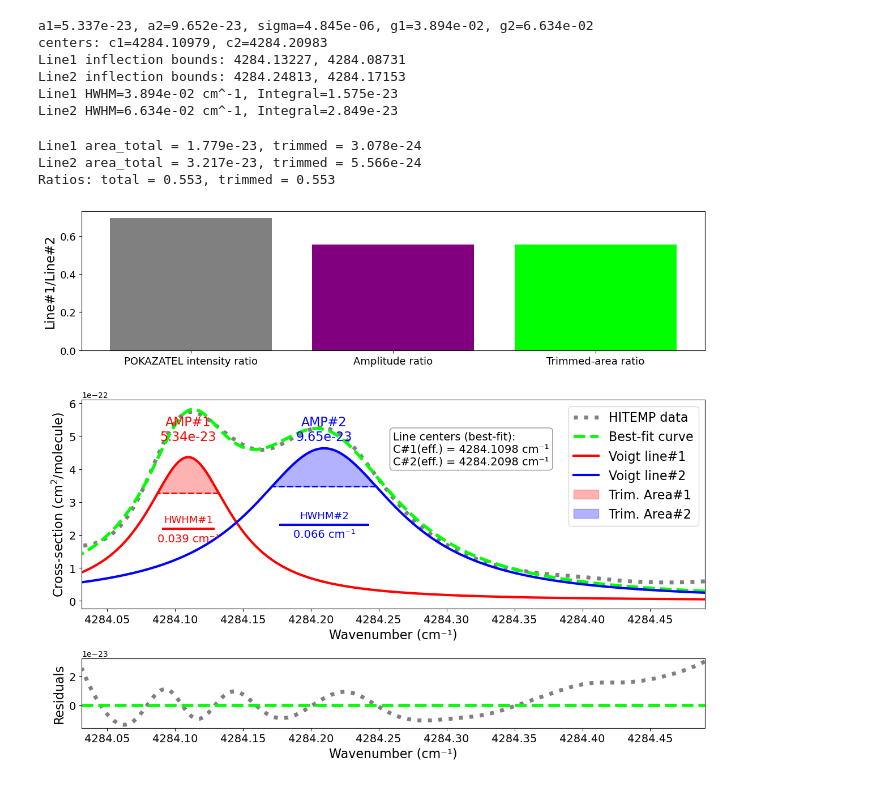
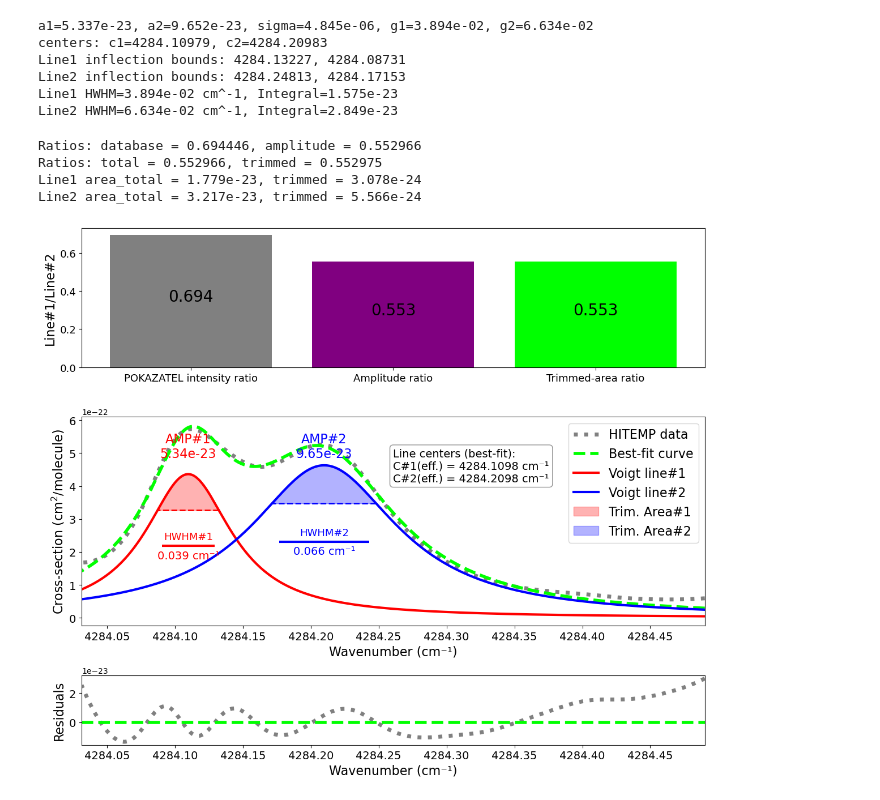
Before and after one commit to vn-hub/WaMoS, a Jupyter notebook: Fitting2Voigt.ipynb, the cells around one changed output. Cells and saved outputs as stored; diff of their text form; code cells hidden in the pictures.

```diff
--- a/Fitting2Voigt.ipynb
+++ b/Fitting2Voigt.ipynb
@@ -10,7 +10,7 @@ from scipy.special import wofz
 from scipy.integrate import trapezoid
 
 # --- Load data ---
-file_path = r'../PyExoCross/data/xsecs/files/H2O/HITRAN/H2O__T2100__wl2333-2335nm__uncNone__thres1e-45__HITRAN__Ab__BinSize3.0303030303030302e-05nm__SciPyVoigt.xsec'
+file_path = r'./feat/PyExoCross/data/xsecs/files/H2O/HITRAN/H2O__T2100__wl2333-2335nm__uncNone__thres1e-45__HITRAN__Ab__BinSize3.0303030303030302e-05nm__SciPyVoigt.xsec'
 data = np.loadtxt(file_path)
 x_nm = data[:,0]; y = data[:,1]
 mask = (x_nm >= 2334.0) & (x_nm <= 2334.25)
@@ -20,8 +20,16 @@ def nm_to_wn(nm): return 1e7/nm
 x_wn = nm_to_wn(x_nm)
 
 # --- Two superlines (center [cm^-1], starting amplitude) ---
+###2100K###
 line1 = [4.28410552e3, 4.42230484e-23]
 line2 = [4.28420406e3, 6.36810713e-23]
+###1800K###
+#line1=[4.28410552E+03, 2.32463507E-23]
+#line2=[4.28420406E+03, 6.55778390E-23]
+###1500K###
+#line1=[4.28410552E+03, 8.29765073E-24]
+#line2=[4.28420406E+03, 6.00303155E-23]
+
 c1_fixed, c2_fixed = line1[0], line2[0]
 a1_guess, a2_guess = line1[1], line2[1]
 
@@ -148,16 +156,21 @@ area1_total, area1_trim, xi1, yi1, base1 = area_inflection_total_and_trimmed(c1_
 area2_total, area2_trim, xi2, yi2, base2 = area_inflection_total_and_trimmed(c2_fit, a2, sigma, g2, xL2, xR2)
 
 # Bezpečné poměry
+ratio_db = a1_guess / a2_guess if a2_guess > 0 else float('nan')
+ratio_amp = a1 / a2 if a2 > 0 else float('nan')
+ratio_trim = area1_trim / area2_trim if area2_trim > 0 else float('nan')
 ratio_total = area1_total / area2_total if area2_total > 0 else float('nan')
-ratio_trim = area1_trim / area2_trim if area2_trim > 0 else float('nan')
+
+print(f"Ratios: database = {ratio_db:.6f}, amplitude = {ratio_amp:.6f}")
+print(f"Ratios: total = {ratio_total:.6f}, trimmed = {ratio_trim:.6f}")
 
 print(f"Line1 area_total = {area1_total:.3e}, trimmed = {area1_trim:.3e}")
 print(f"Line2 area_total = {area2_total:.3e}, trimmed = {area2_trim:.3e}")
-print(f"Ratios: total = {ratio_total:.3f}, trimmed = {ratio_trim:.3f}")
 # %% [output]
+Ratios: database = 0.694446, amplitude = 0.552966
+Ratios: total = 0.552966, trimmed = 0.552975
 Line1 area_total = 1.779e-23, trimmed = 3.078e-24
 Line2 area_total = 3.217e-23, trimmed = 5.566e-24
-Ratios: total = 0.553, trimmed = 0.553
 # %%
 # ============================================
 # Part 3b: Visualization of trimmed areas
@@ -174,6 +187,10 @@ vals = [a1_guess/a2_guess, a1/a2, area1_trim/area2_trim]
 ax3.bar(cats, vals, color=['gray', 'purple', 'lime'])
 ax3.set_ylabel("Line#1/Line#2", fontsize=16)
 ax3.tick_params(axis='both', which='major', labelsize=13)
+
+ax3.text(0, ratio_db/2, f"{ratio_db:.3f}", color='black', ha='center', fontsize=20)
+ax3.text(1, ratio_amp/2, f"{ratio_amp:.3f}", color='black', ha='center', fontsize=20)
+ax3.text(2, ratio_trim/2, f"{ratio_trim:.3f}", color='black', ha='center', fontsize=20)
 
 # Data + fit + components
 ax1.plot(x_wn, y, color='grey', ls="dotted", lw=5, label='HITEMP data')
@@ -236,31 +253,31 @@ centers_info = (
     f"C#2(eff.) = {c2_fit:.4f} cm⁻¹"
 )
 ax1.text(
     0.5, 0.85, centers_info,
     transform=ax1.transAxes,
     fontsize=14,
     va='top', ha='left',
     bbox=dict(boxstyle='round', facecolor='white', alpha=0.85, edgecolor='gray')
 )
 
 # Residuals
 res = y - y_total
 ax2.plot(x_wn, res, color='gray',  ls='dotted', lw=5)
 ax2.axhline(0, color='lime', ls='--', lw=4)
 ax2.set_ylabel("Residuals", fontsize=16)
 ax2.set_xlabel("Wavenumber (cm⁻¹)", fontsize=16)
 ax2.tick_params(axis='both', which='major', labelsize=14)
 ax2.xaxis.set_major_formatter(sf)
 ax2.xaxis.set_major_locator(mticker.MaxNLocator(integer=True, prune='both'))
 ax2.set_xlim(xmin, xmax)
 
 plt.tight_layout()
 plt.show()
 
 # Nastav velikost figure na A4 (portrait)
 #fig.set_size_inches(8.27, 11.69)
 
 # Uložení do PDF
 fig.savefig("voigt_plot.pdf", format="pdf", bbox_inches="tight")
 # %% [output]
-[figure, old version]
+[figure, new version]
```
Also changed, not shown: 2 other files.
